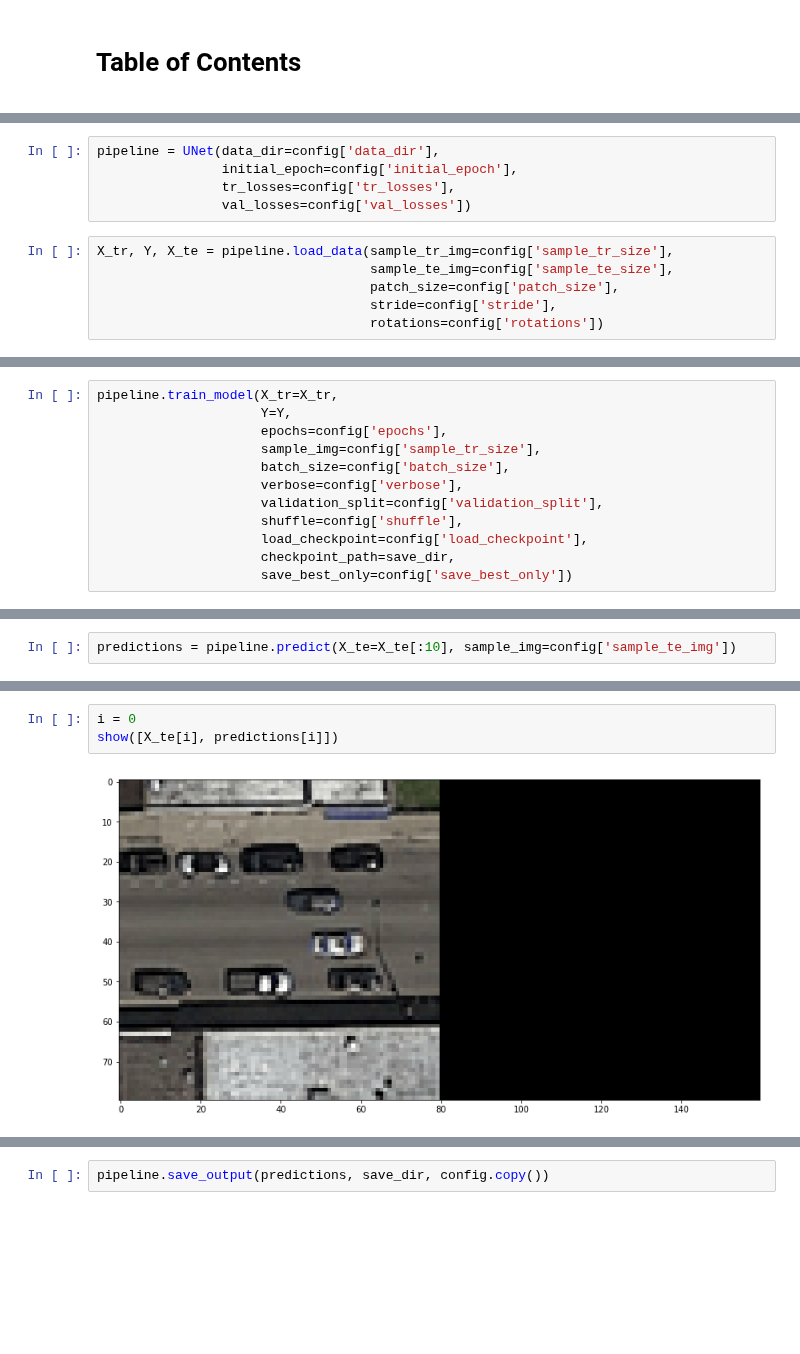
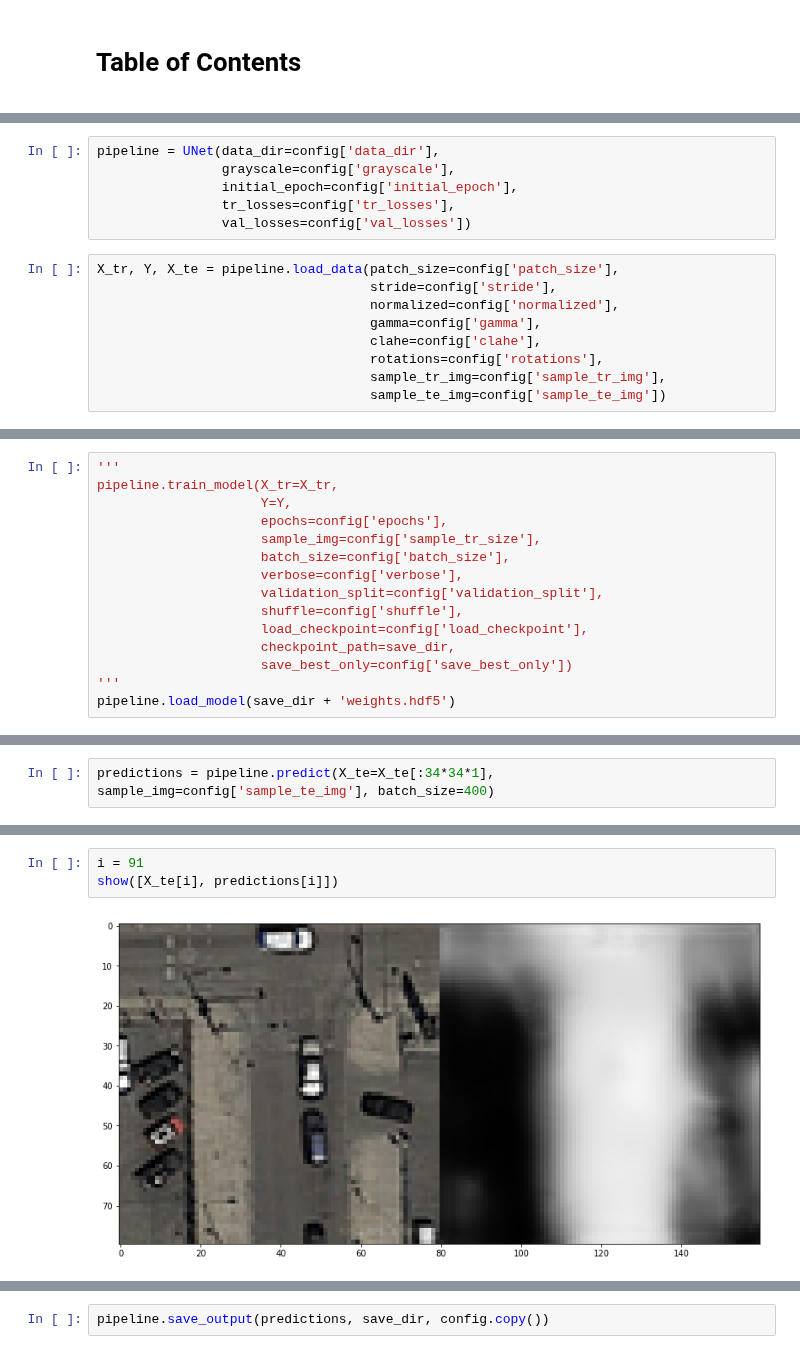
Before and after one commit to gregunz/MachineLearning2017, a Jupyter notebook: project02/src/pipeline_gregunz.ipynb, the cells around one changed output, grey strips where cells are left out. Saved outputs shown, nothing was run; the diff lists cells and outputs as text; blank space fills up the shorter version.

Commit message:
refactoring and improvements (pipeline images)

```diff
--- a/project02/src/pipeline_gregunz.ipynb
+++ b/project02/src/pipeline_gregunz.ipynb
@@ -20,13 +18,17 @@ save_dir
 # %%
 pipeline = UNet(data_dir=config['data_dir'],
+                grayscale=config['grayscale'],
                 initial_epoch=config['initial_epoch'],
                 tr_losses=config['tr_losses'],
                 val_losses=config['val_losses'])
 # %%
-X_tr, Y, X_te = pipeline.load_data(sample_tr_img=config['sample_tr_size'],
-                                   sample_te_img=config['sample_te_size'],
-                                   patch_size=config['patch_size'],
+X_tr, Y, X_te = pipeline.load_data(patch_size=config['patch_size'],
                                    stride=config['stride'],
-                                   rotations=config['rotations'])
+                                   normalized=config['normalized'],
+                                   gamma=config['gamma'],
+                                   clahe=config['clahe'],
+                                   rotations=config['rotations'],
+                                   sample_tr_img=config['sample_tr_img'],
+                                   sample_te_img=config['sample_te_img'])
 # %% [output]
 loading data...
@@ -43,4 +48,5 @@ show([X_tr[i], Y[i]])
 # %%
+'''
 pipeline.train_model(X_tr=X_tr,
                      Y=Y,
                      epochs=config['epochs'],
@@ -52,3 +58,5 @@ pipeline.train_model(X_tr=X_tr,
                      load_checkpoint=config['load_checkpoint'],
                      checkpoint_path=save_dir,
                      save_best_only=config['save_best_only'])
+'''
+pipeline.load_model(save_dir + 'weights.hdf5')
@@ -92,3 +67,3 @@ pipeline.val_losses
 # %%
-predictions = pipeline.predict(X_te=X_te[:10], sample_img=config['sample_te_img'])
+predictions = pipeline.predict(X_te=X_te[:34*34*1], sample_img=config['sample_te_img'], batch_size=400)
 # %% [output]
@@ -96,6 +71,6 @@ predictions = pipeline.predict(X_te=X_te[:10], sample_img=config['sample_te_img'
 # %%
-i = 0
+i = 91
 show([X_te[i], predictions[i]])
 # %% [output]
-[figure, old version]
+[figure, new version]
 # %%
```
Also changed, not shown: parts of 17 cells of this notebook, 16 other files.
